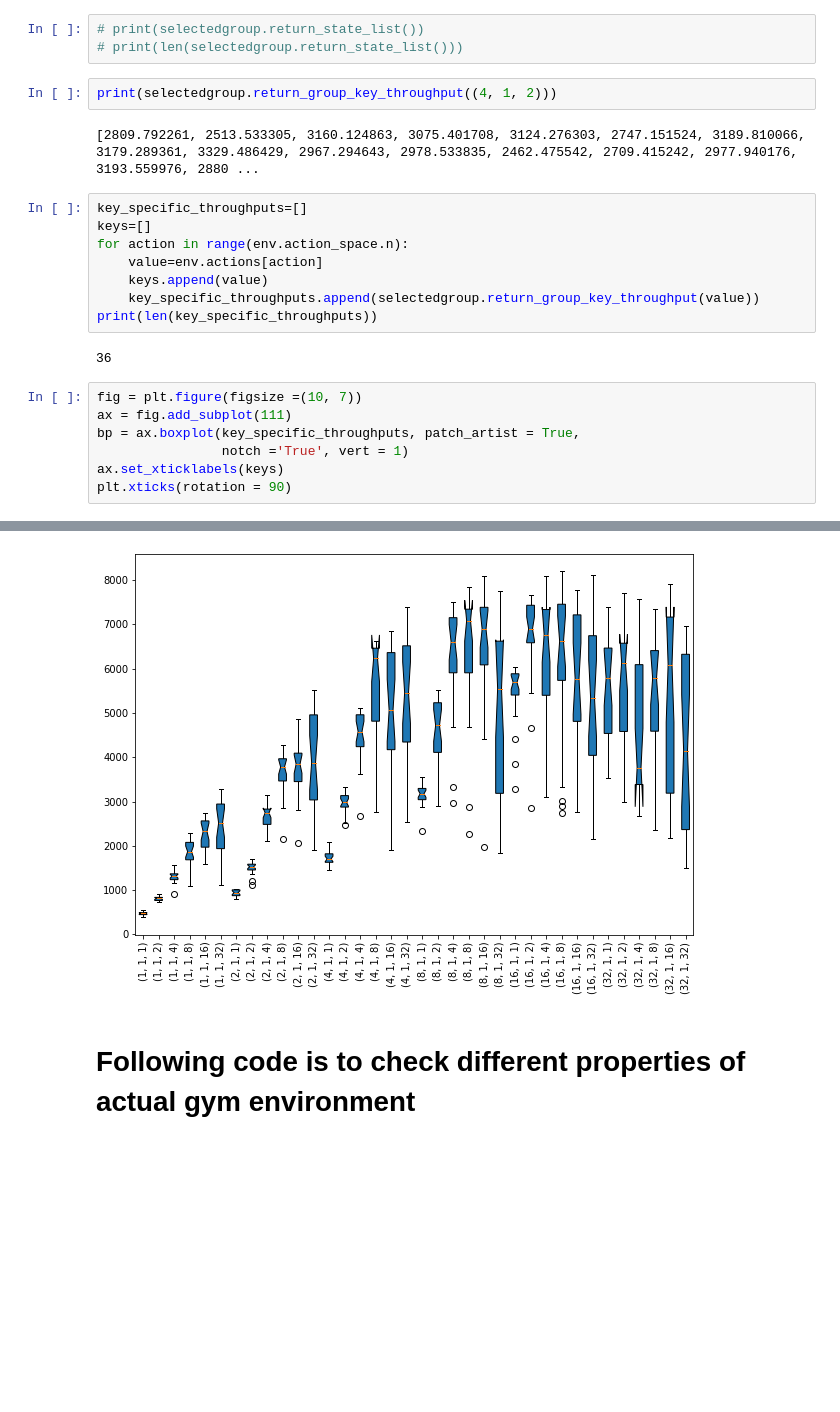
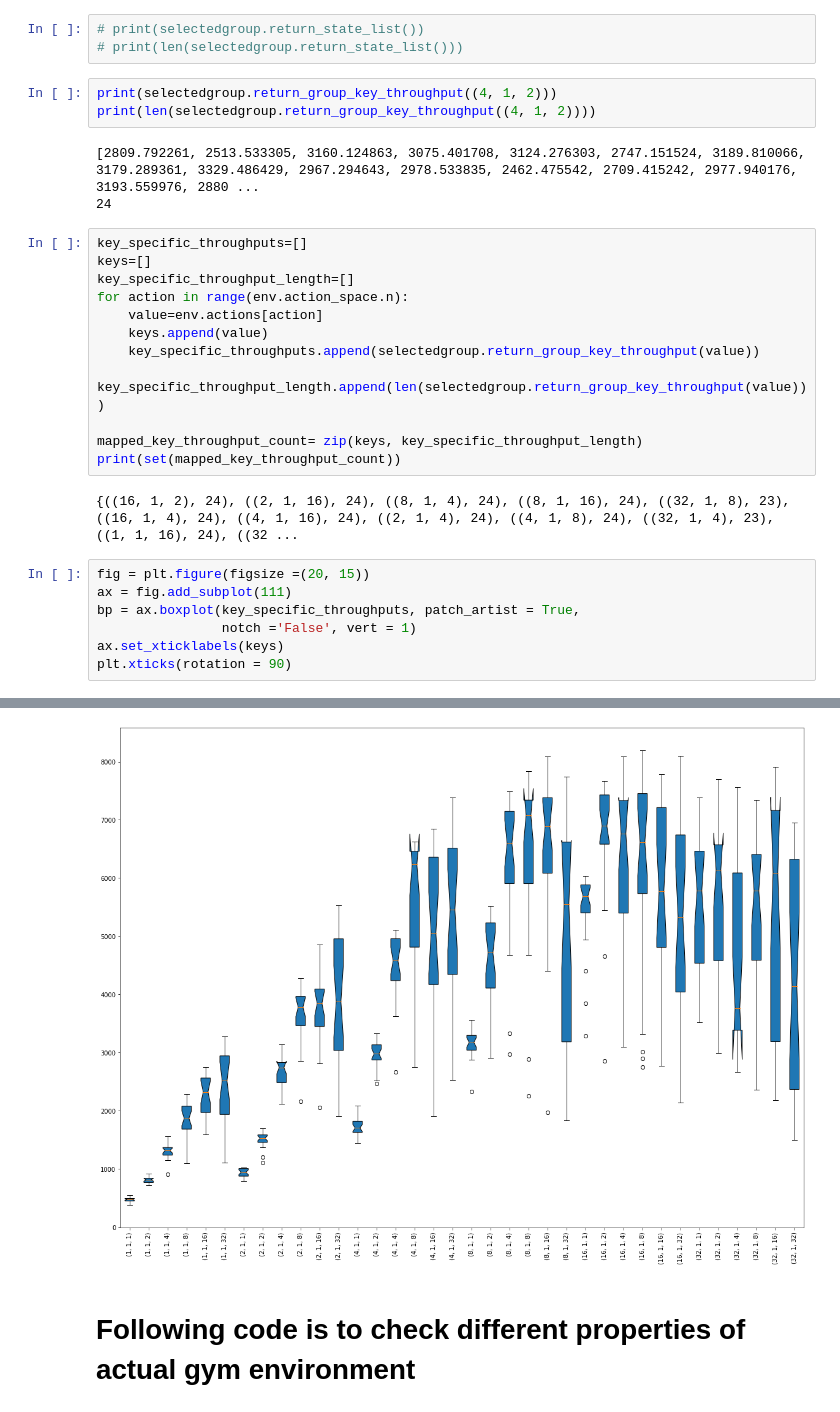
Before and after one commit to jgoldverg/RL_Metric, a Jupyter notebook: codes/driver_code.ipynb, the cells around one changed output, grey strips where cells are left out. Drawn from its saved outputs; the diff is of its cells as text; blank space fills up the shorter version.

```diff
--- a/codes/driver_code.ipynb
+++ b/codes/driver_code.ipynb
@@ -154,44 +154,50 @@ df
 # print(len(selectedgroup.return_state_list()))
 # %%
 print(selectedgroup.return_group_key_throughput((4, 1, 2)))
+print(len(selectedgroup.return_group_key_throughput((4, 1, 2))))
 # %% [output]
 [2809.792261, 2513.533305, 3160.124863, 3075.401708, 3124.276303, 2747.151524, 3189.810066, 3179.289361, 3329.486429, 2967.294643, 2978.533835, 2462.475542, 2709.415242, 2977.940176, 3193.559976, 2880 ...
+24
 # %%
 key_specific_throughputs=[]
 keys=[]
+key_specific_throughput_length=[]
 for action in range(env.action_space.n):
     value=env.actions[action]
     keys.append(value)
     key_specific_throughputs.append(selectedgroup.return_group_key_throughput(value))
-print(len(key_specific_throughputs))
+    key_specific_throughput_length.append(len(selectedgroup.return_group_key_throughput(value)))
+
+mapped_key_throughput_count= zip(keys, key_specific_throughput_length)
+print(set(mapped_key_throughput_count))
 # %% [output]
-36
+{((16, 1, 2), 24), ((2, 1, 16), 24), ((8, 1, 4), 24), ((8, 1, 16), 24), ((32, 1, 8), 23), ((16, 1, 4), 24), ((4, 1, 16), 24), ((2, 1, 4), 24), ((4, 1, 8), 24), ((32, 1, 4), 23), ((1, 1, 16), 24), ((32 ...
 # %%
-fig = plt.figure(figsize =(10, 7))
+fig = plt.figure(figsize =(20, 15))
 ax = fig.add_subplot(111)
 bp = ax.boxplot(key_specific_throughputs, patch_artist = True,
-                notch ='True', vert = 1)
+                notch ='False', vert = 1)
 ax.set_xticklabels(keys)
 plt.xticks(rotation = 90)
 # %% [output]
 (array([ 1,  2,  3,  4,  5,  6,  7,  8,  9, 10, 11, 12, 13, 14, 15, 16, 17,
         18, 19, 20, 21, 22, 23, 24, 25, 26, 27, 28, 29, 30, 31, 32, 33, 34,
         35, 36]),
  [Text(1, 0, '(1, 1, 1)'),
   Text(2, 0, '(1, 1, 2)'),
   Text(3, 0, '(1, 1, 4)'),
   Text(4, 0, '(1, 1, 8)'),
   Text(5, 0, '(1, 1, 16)'),
   Text(6, 0, '(1, 1, 32)'),
   Text(7, 0, '(2, 1, 1)'),
   Text(8, 0, '(2, 1, 2)'),
   Text(9, 0, '(2, 1, 4)'),
 ... (23 lines left out)
   Text(33, 0, '(32, 1, 4)'),
   Text(34, 0, '(32, 1, 8)'),
   Text(35, 0, '(32, 1, 16)'),
   Text(36, 0, '(32, 1, 32)')])
-[figure, old version]
+[figure, new version]
 # %% [markdown]
 # Following code is to check different properties of actual gym environment
 # %%
```
Also changed, not shown: parts of 11 cells of this notebook, 4 other files.
